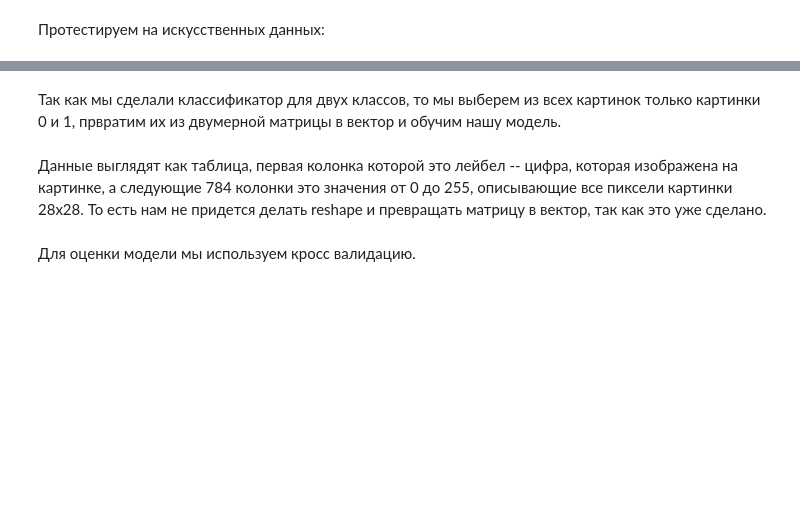
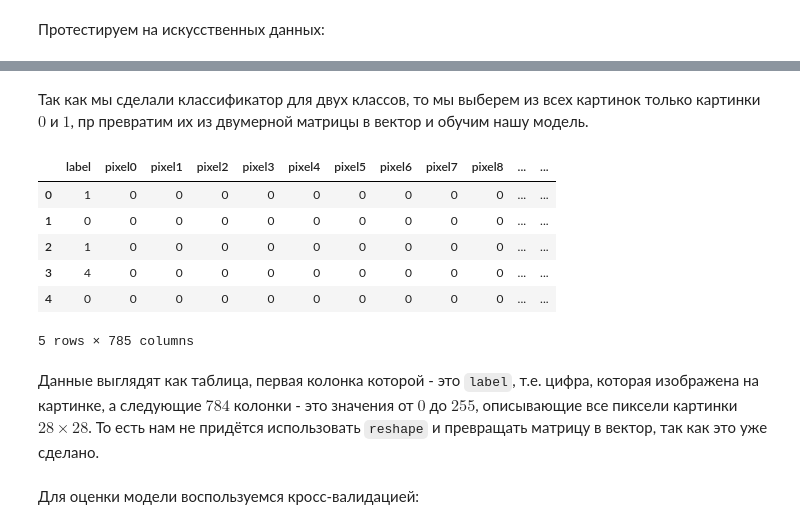
Before and after one commit to nalysann/dlschool, a Jupyter notebook: 04_linear_models/[homework]linear_models.ipynb, the cells around one changed output, grey strips where cells are left out. Saved outputs shown, nothing was run; the diff lists cells and outputs as text; code cells hidden in the pictures; blank space fills up the shorter version.

```diff
--- a/04_linear_models/[homework]linear_models.ipynb
+++ b/04_linear_models/[homework]linear_models.ipynb
@@ -265,12 +304,20 @@ plt.scatter(X[:, 0], X[:, 1], c=colored_y)
 
 Датасет состоит из черно-белых картинок с цифрами. ![mnist-3.0.1.png](https://www.researchgate.net/profile/Steven_Young11/publication/306056875/figure/fig1/AS:393921575309346@1470929630835/Example-images-from-the-MNIST-dataset.png)
 # %% [markdown]
-Так как мы сделали классификатор для двух классов, то мы выберем из всех картинок только картинки 0 и 1, првратим их из двумерной матрицы в вектор и обучим нашу модель.
+Так как мы сделали классификатор для двух классов, то мы выберем из всех картинок только картинки $0$ и $1$, пр превратим их из двумерной матрицы в вектор и обучим нашу модель.
 # %%
-data = pd.read_csv('./train.csv')
+data = pd.read_csv('data/train.csv')
 data.head()
+# %% [output]
+|  | label | pixel0 | pixel1 | pixel2 | pixel3 | pixel4 | pixel5 | pixel6 | pixel7 | pixel8 | ... | ... |
+| 0 | 1 | 0 | 0 | 0 | 0 | 0 | 0 | 0 | 0 | 0 | ... | ... |
+| 1 | 0 | 0 | 0 | 0 | 0 | 0 | 0 | 0 | 0 | 0 | ... | ... |
+| 2 | 1 | 0 | 0 | 0 | 0 | 0 | 0 | 0 | 0 | 0 | ... | ... |
+| 3 | 4 | 0 | 0 | 0 | 0 | 0 | 0 | 0 | 0 | 0 | ... | ... |
+| 4 | 0 | 0 | 0 | 0 | 0 | 0 | 0 | 0 | 0 | 0 | ... | ... |
+5 rows × 785 columns
 # %% [markdown]
-Данные выглядят как таблица, первая колонка которой это лейбел -- цифра, которая изображена на картинке, а следующие 784 колонки это значения от 0 до 255, описывающие все пиксели картинки 28х28. То есть нам не придется делать reshape и превращать матрицу в вектор, так как это уже сделано.
+Данные выглядят как таблица, первая колонка которой - это `label`, т.е. цифра, которая изображена на картинке, а следующие $784$ колонки - это значения от $0$ до $255$, описывающие все пиксели картинки $28 \times 28$. То есть нам не придётся использовать `reshape` и превращать матрицу в вектор, так как это уже сделано.
 # %%
 X = data.iloc[:, 1:]
 y = data.iloc[:, 1]
@@ -279,7 +326,7 @@ y = data.iloc[:, 1]
 X = X[(y == 0) | (y == 1)]
 y = y[(y == 0) | (y == 1)]
 # %% [markdown]
-Для оценки модели мы используем кросс валидацию.
+Для оценки модели воспользуемся кросс-валидацией:
 # %%
 from sklearn.model_selection import cross_val_score
 from sklearn.pipeline import make_pipeline
```
Also changed, not shown: parts of 35 cells of this notebook, 25 other files.
